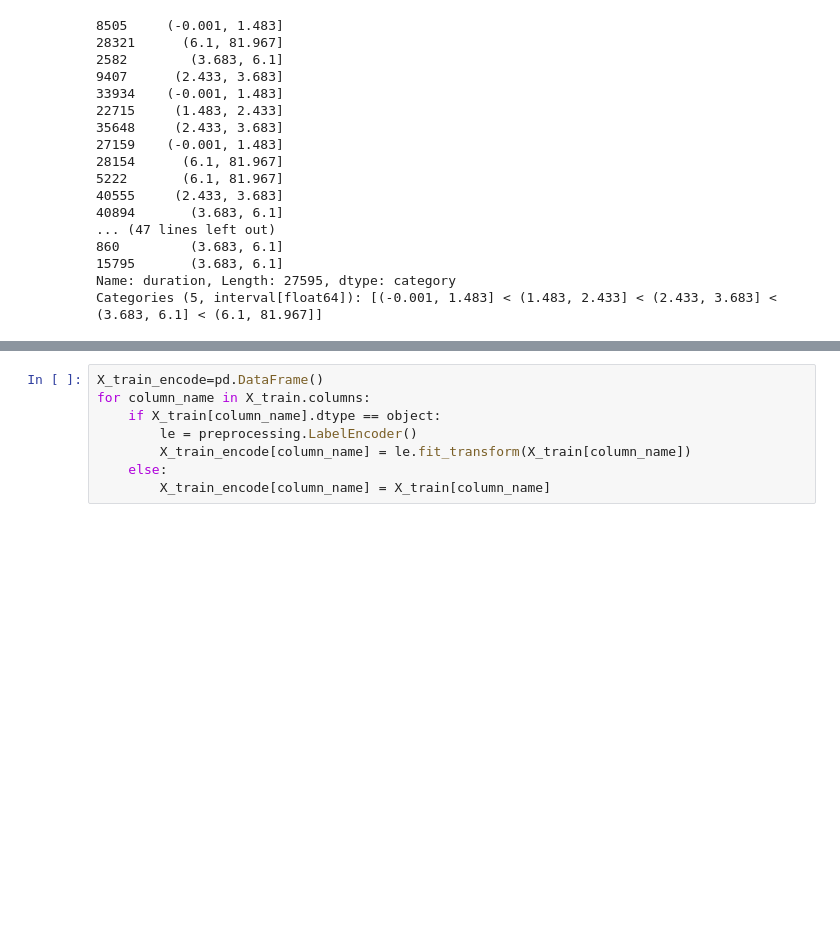
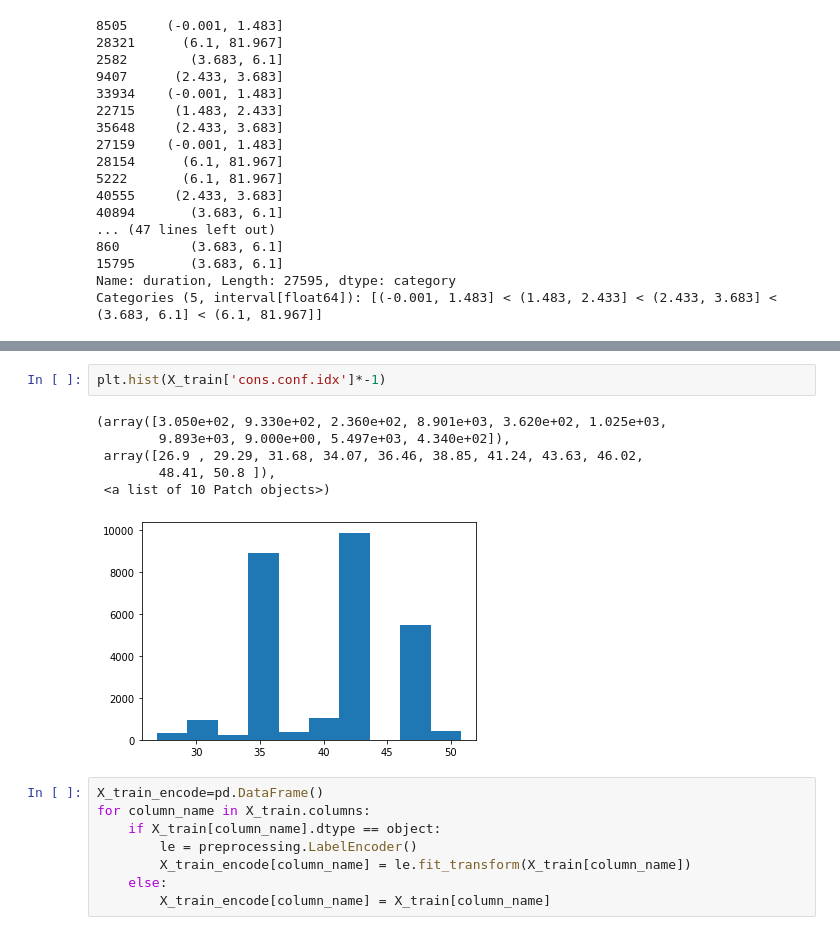
Before and after one commit to jackie-sun7/Bank-Market-Strategy, a Jupyter notebook: EDA.ipynb, the cells around one changed output, grey strips where cells are left out. Saved outputs shown, nothing was run; the diff lists cells and outputs as text; blank space fills up the shorter version.

```diff
--- a/EDA.ipynb
+++ b/EDA.ipynb
@@ -146,3 +215,12 @@ X_train_contact['duration'] = pd.cut(X_train['duration']/60,bins=(-1, 1.5, 2.5,
+# %%
+plt.hist(X_train['cons.conf.idx']*-1)
+# %% [output]
+(array([3.050e+02, 9.330e+02, 2.360e+02, 8.901e+03, 3.620e+02, 1.025e+03,
+        9.893e+03, 9.000e+00, 5.497e+03, 4.340e+02]),
+ array([26.9 , 29.29, 31.68, 34.07, 36.46, 38.85, 41.24, 43.63, 46.02,
+        48.41, 50.8 ]),
+ <a list of 10 Patch objects>)
+[figure, added]
 # %%
 X_train_encode=pd.DataFrame()
 for column_name in X_train.columns:
```
Also changed, not shown: parts of 22 cells of this notebook, 10 other files.
